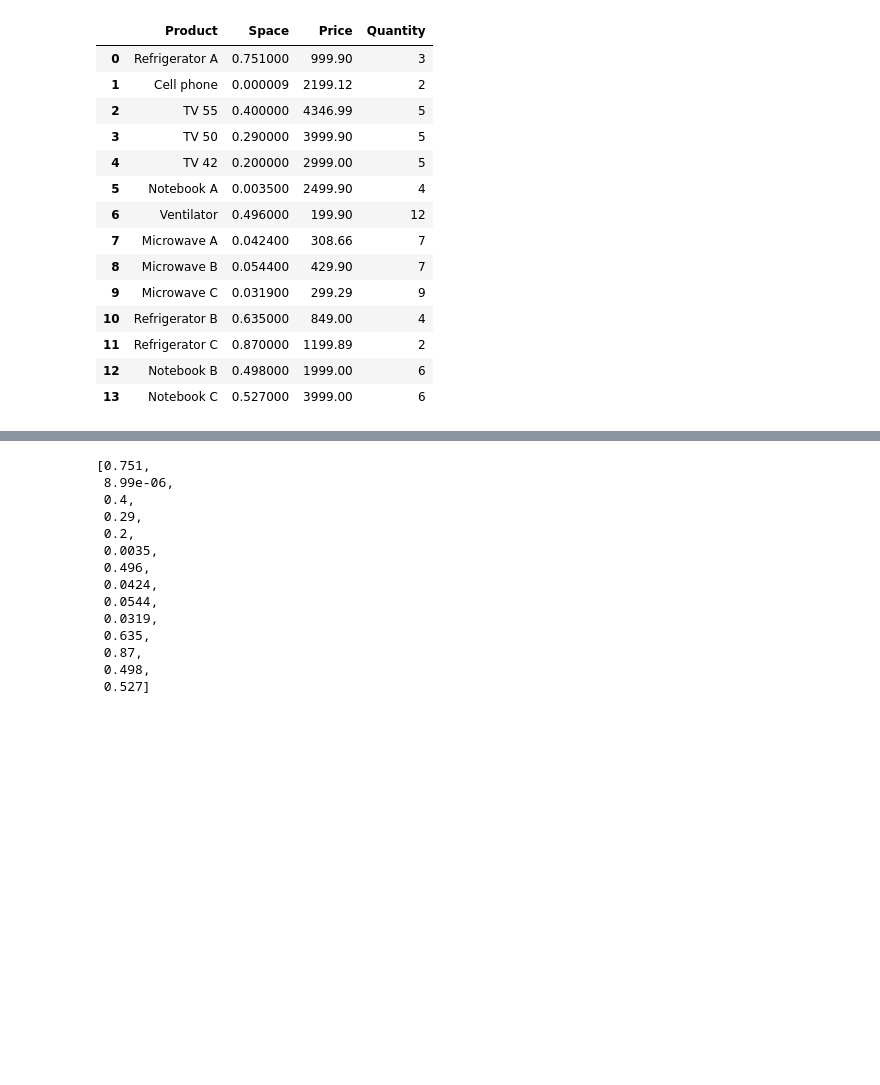
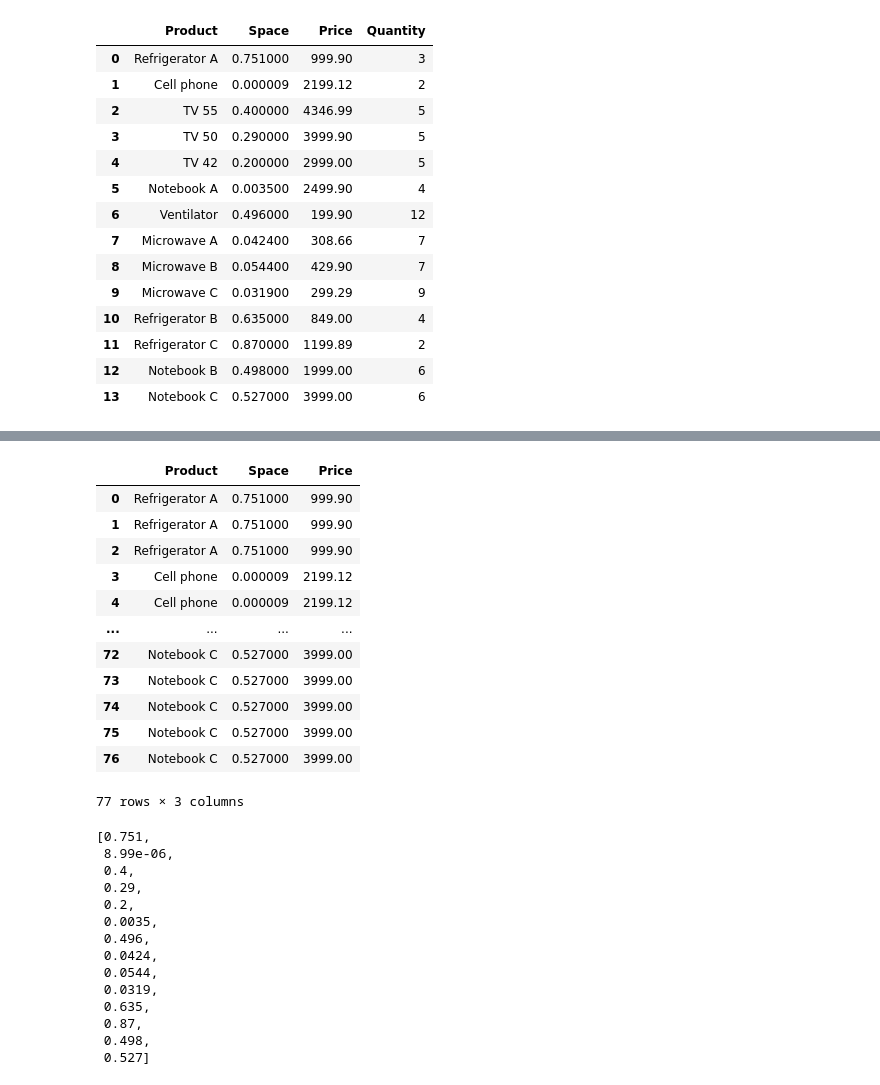
Before and after one commit to Stella-Mutacho/Genetic-Algorithms-Project, a Jupyter notebook: notebooks/ga_pygad.ipynb, the cells around one changed output, grey strips where cells are left out. Cells and saved outputs as stored; diff of their text form; code cells hidden in the pictures; blank space fills up the shorter version.

```diff
--- a/notebooks/ga_pygad.ipynb
+++ b/notebooks/ga_pygad.ipynb
@@ -22,3 +22,13 @@ df
 | 11 | Refrigerator C | 0.870000 | 1199.89 | 2 |
 | 12 | Notebook B | 0.498000 | 1999.00 | 6 |
 | 13 | Notebook C | 0.527000 | 3999.00 | 6 |
+# %%
+#form a list from the dataframe
+my_list = df.values.tolist()
+my_list_1 = []
+#create a list from the above list by iteriting.....
+for x in my_list:
+  for i in range(x[3]):
+    my_list_1.append(x[:3])
+
+my_list_1
@@ -25,3 +53,21 @@ df
+# %%
+data= pd.DataFrame(my_list_1, columns=[ 'Product','Space','Price'])
+# %%
+data
+# %% [output]
+|  | Product | Space | Price |
+| 0 | Refrigerator A | 0.751000 | 999.90 |
+| 1 | Refrigerator A | 0.751000 | 999.90 |
+| 2 | Refrigerator A | 0.751000 | 999.90 |
+| 3 | Cell phone | 0.000009 | 2199.12 |
+| 4 | Cell phone | 0.000009 | 2199.12 |
+| ... | ... | ... | ... |
+| 72 | Notebook C | 0.527000 | 3999.00 |
+| 73 | Notebook C | 0.527000 | 3999.00 |
+| 74 | Notebook C | 0.527000 | 3999.00 |
+| 75 | Notebook C | 0.527000 | 3999.00 |
+| 76 | Notebook C | 0.527000 | 3999.00 |
+77 rows × 3 columns
 # %%
 space= df['Space'].to_list()
 # %%
```
Also changed, not shown: parts of 18 cells of this notebook.
